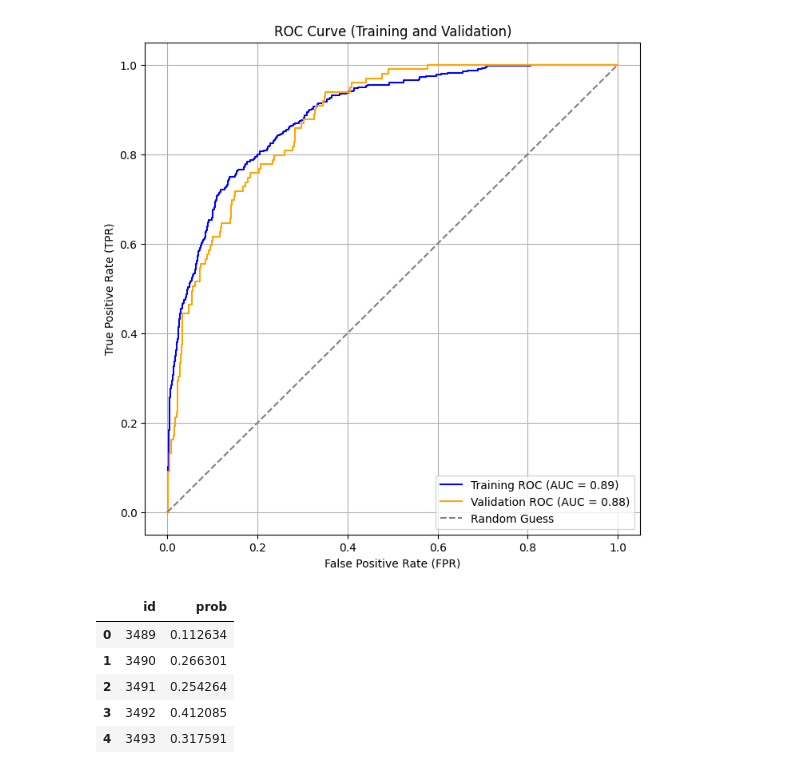
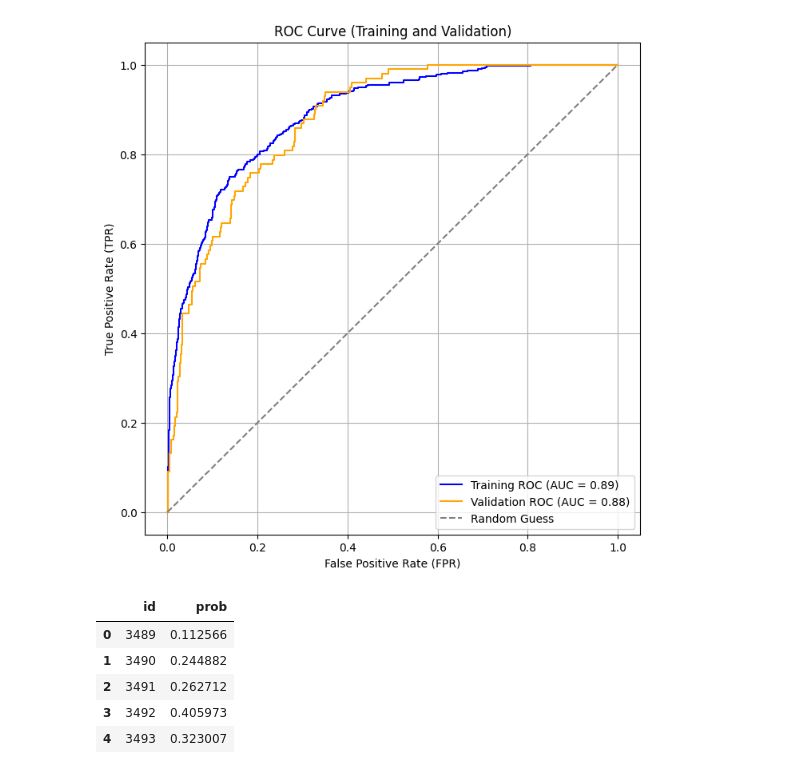
Before and after one commit to skyshine460/ProdTaken, a Jupyter notebook: ProdTaken_lightgbm_ense.ipynb, the cells around one changed output. Drawn from its saved outputs; the diff is of its cells as text; code cells hidden in the pictures.

Commit message:
prodtaken_submission24

```diff
--- a/ProdTaken_lightgbm_ense.ipynb
+++ b/ProdTaken_lightgbm_ense.ipynb
@@ -1412,7 +1412,7 @@ params = {
 #     'min_data_in_leaf': 150,
 # }
 # %%
-models = []
+models1 = []
 metric=[]
 imp=pd.DataFrame()
 n_splits = 5
@@ -1450,7 +1450,7 @@ for nfold, (train_index, val_index) in enumerate(cv.split(x_train, y_train)):
     metric_va = roc_auc_score(y_va, y_va_pred)
 
     metric.append((nfold, metric_tr, metric_va))
-    models.append(model)
+    models1.append(model)
 
     print("Tr:", metric_tr)
     print("Va:", metric_va)
@@ -1596,7 +1596,7 @@ Training until validation scores don't improve for 100 rounds
 9  1024        0.885276       0.015634      0.838818     0.008698
 --------------------------------------------------
 # %%
-models = []
+models2 = []
 metric=[]
 imp=pd.DataFrame()
 n_splits = 5
@@ -1643,7 +1643,7 @@ for nfold, (train_index, val_index) in enumerate(cv.split(x_train, y_train)):
     metric_va = roc_auc_score(y_va, y_va_pred)
 
     metric.append((nfold, metric_tr, metric_va))
-    models.append(model)
+    models2.append(model)
 
     print("Tr:", metric_tr)
     print("Va:", metric_va)
@@ -1737,25 +1821,27 @@ plt.show()
 [figure]
 # %%
 # y_pred_prob = model.predict_proba(test_df[features])[:, 1]
-y_pred_prob = ensemble_predict(models, x_test)
-
+y_pred_prob1 = ensemble_predict(models1, x_test)
+y_pred_prob2 = ensemble_predict(models2, x_test)
+y_pred_prob3 = ensemble_predict(models3, x_test)
+y_pred_prob = (y_pred_prob1 + y_pred_prob2 + y_pred_prob3) / 3
 
 sub = pd.read_csv('/content/drive/MyDrive/契約予測（SIGNATE Cup 2024）/提供データ/sample_submit.csv', header=None)
 test_ids = sub.iloc[:, 0]
 
 submission = pd.DataFrame({
     'id': test_ids,
     'prob': y_pred_prob
 })
 
-submission_name = "prodtaken_submission23"
+submission_name = "prodtaken_submission24"
 
 submission.to_csv(f'{submission_name}.csv', index=False, header=None)
 submission.head()
 # %% [output]
 |  | id | prob |
-| 0 | 3489 | 0.112634 |
-| 1 | 3490 | 0.266301 |
-| 2 | 3491 | 0.254264 |
-| 3 | 3492 | 0.412085 |
-| 4 | 3493 | 0.317591 |
+| 0 | 3489 | 0.112566 |
+| 1 | 3490 | 0.244882 |
+| 2 | 3491 | 0.262712 |
+| 3 | 3492 | 0.405973 |
+| 4 | 3493 | 0.323007 |
```
Also changed, not shown: parts of 1 cell of this notebook.
